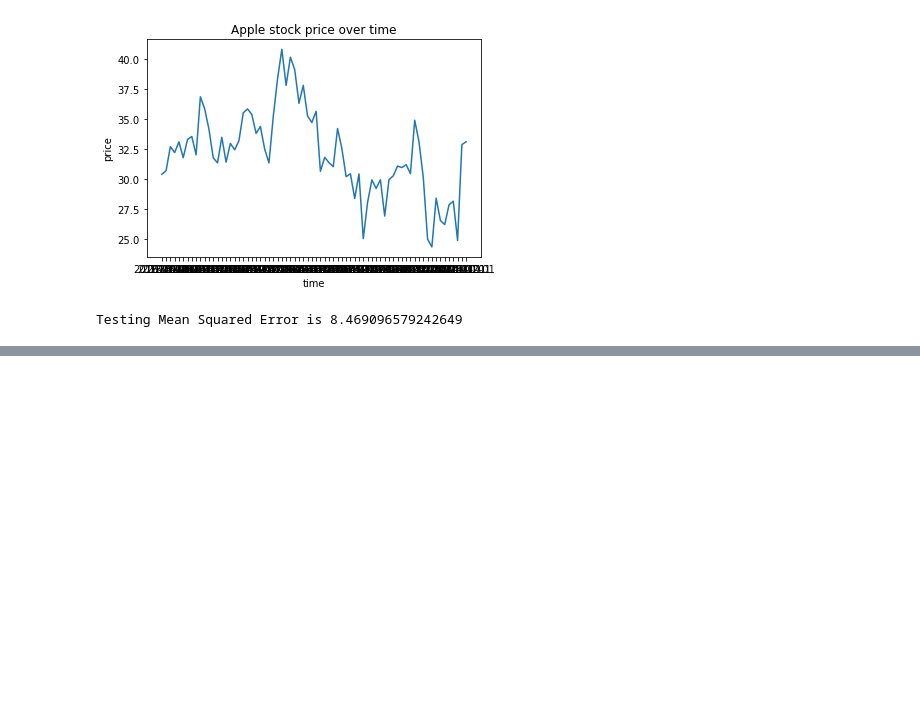
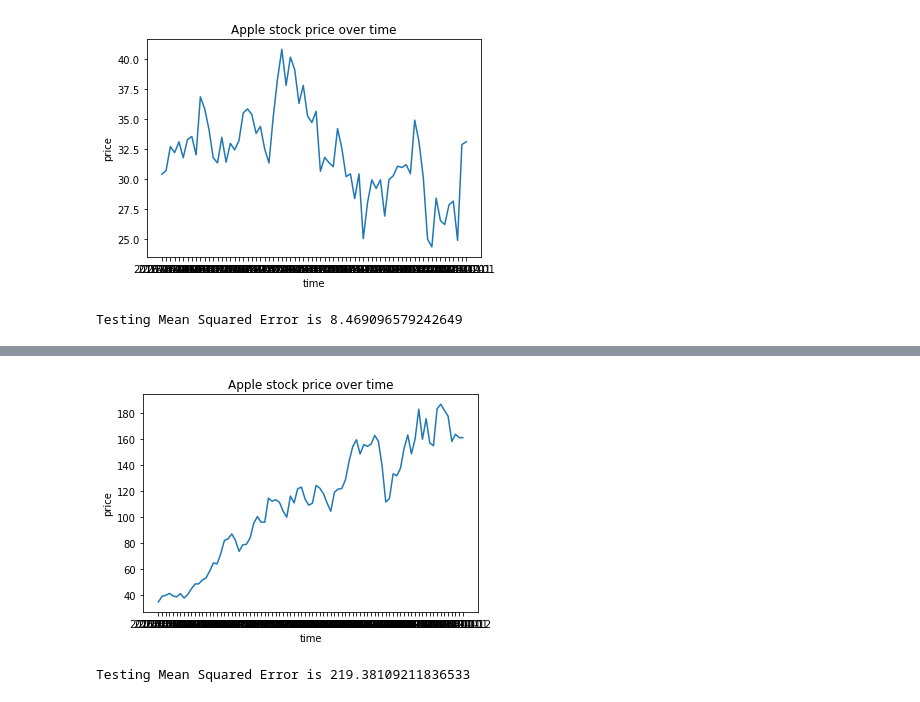
Before and after one commit to mayammayuri/Capstone-project-2, a Jupyter notebook: Capstone_Project.ipynb, the cells around one changed output, grey strips where cells are left out. Saved outputs shown, nothing was run; the diff lists cells and outputs as text; code cells hidden in the pictures; blank space fills up the shorter version.

```diff
--- a/Capstone_Project.ipynb
+++ b/Capstone_Project.ipynb
@@ -128,0 +160,28 @@ Testing Mean Squared Error is 8.469096579242649
+# %%
+plt.plot(df["Date"], df["Close"])
+#plt.xticks(np.arange(0,1259, 200), data['Date'][0:1259:200])
+plt.title("Apple stock price over time")
+plt.xlabel("time")
+plt.ylabel("price")
+plt.show()
+# %% [output]
+[figure, added]
+# %%
+train_data, test_data = df[0:int(len(df)*0.7)], df[int(len(df)*0.7):]
+training_data = train_data['Close'].values
+test_data = test_data['Close'].values
+history = [x for x in training_data]
+model_predictions = []
+N_test_observations = len(test_data)
+for time_point in range(N_test_observations):
+    model = ARIMA(history, order=(4,1,0))
+    model_fit = model.fit(disp=0)
+    output = model_fit.forecast()
+    yhat = output[0]
+    model_predictions.append(yhat)
+    true_test_value = test_data[time_point]
+    history.append(true_test_value)
+MSE_error = mean_squared_error(test_data, model_predictions)
+print('Testing Mean Squared Error is {}'.format(MSE_error))
+# %% [output]
+Testing Mean Squared Error is 219.38109211836533
```
Also changed, not shown: parts of 3 cells of this notebook, 1 other file.
